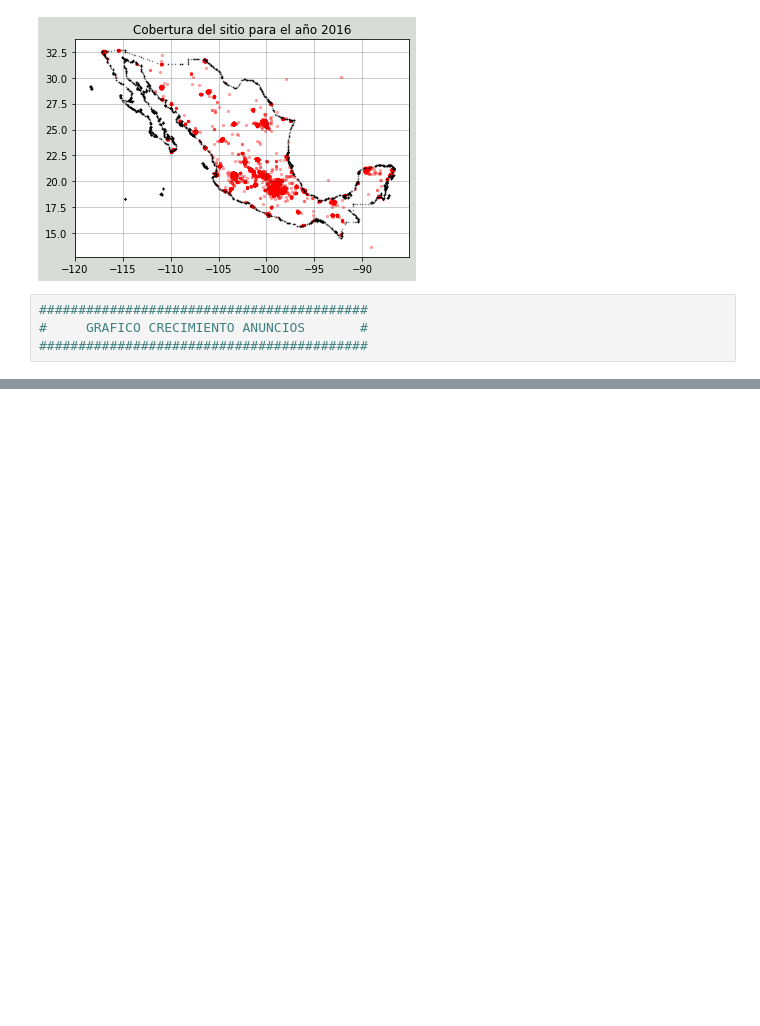
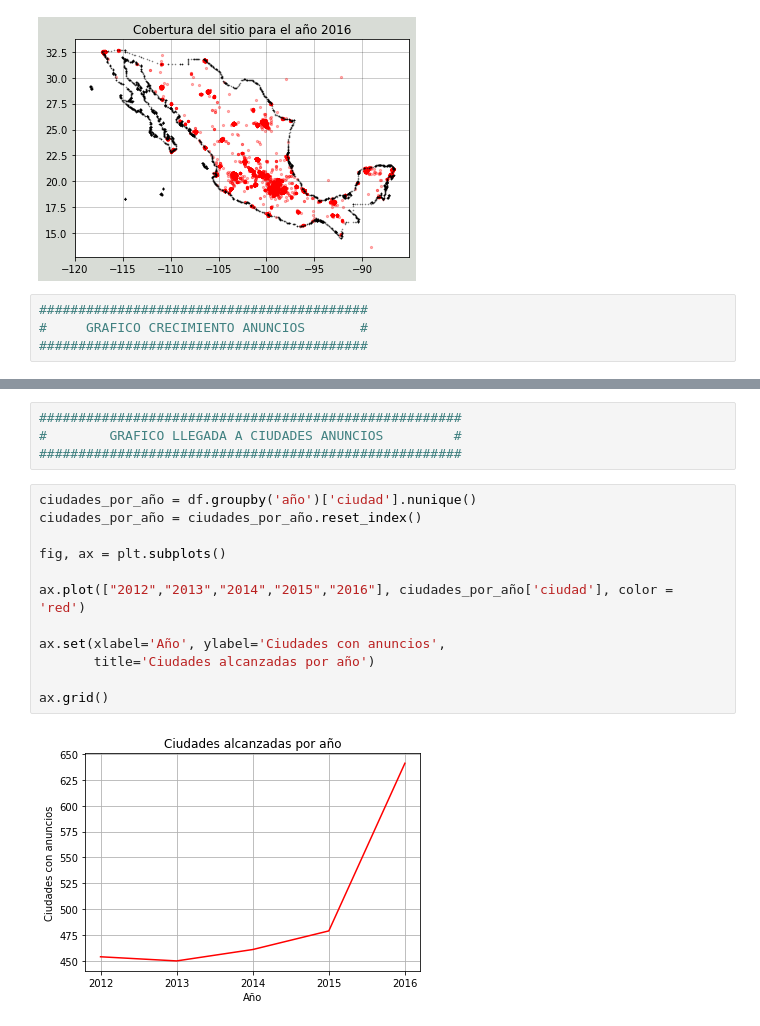
Before and after one commit to lorenzolgz/orgadatostp1, a Jupyter notebook: Analisis_Lolo_clean.ipynb, the cells around one changed output, grey strips where cells are left out. Cells and saved outputs as stored; diff of their text form; blank space fills up the shorter version.

```diff
--- a/Analisis_Lolo_clean.ipynb
+++ b/Analisis_Lolo_clean.ipynb
@@ -97,0 +101,18 @@ plt.bar(y_pos, performance, color = 'red', align='center', alpha=0.7)
+# %%
+######################################################
+#        GRAFICO LLEGADA A CIUDADES ANUNCIOS         #
+######################################################
+# %%
+ciudades_por_año = df.groupby('año')['ciudad'].nunique()
+ciudades_por_año = ciudades_por_año.reset_index()
+
+fig, ax = plt.subplots()
+
+ax.plot(["2012","2013","2014","2015","2016"], ciudades_por_año['ciudad'], color = 'red')
+
+ax.set(xlabel='Año', ylabel='Ciudades con anuncios',
+       title='Ciudades alcanzadas por año')
+
+ax.grid()
+# %% [output]
+[figure, added]
```
Also changed, not shown: parts of 2 cells of this notebook.
